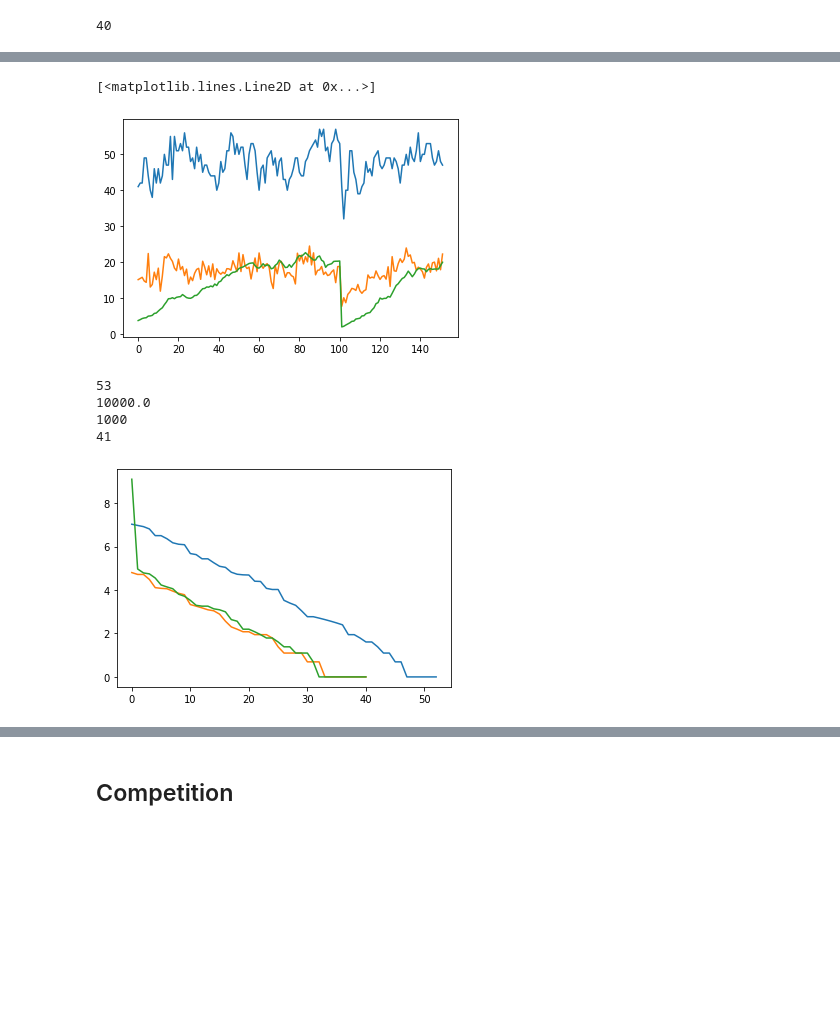
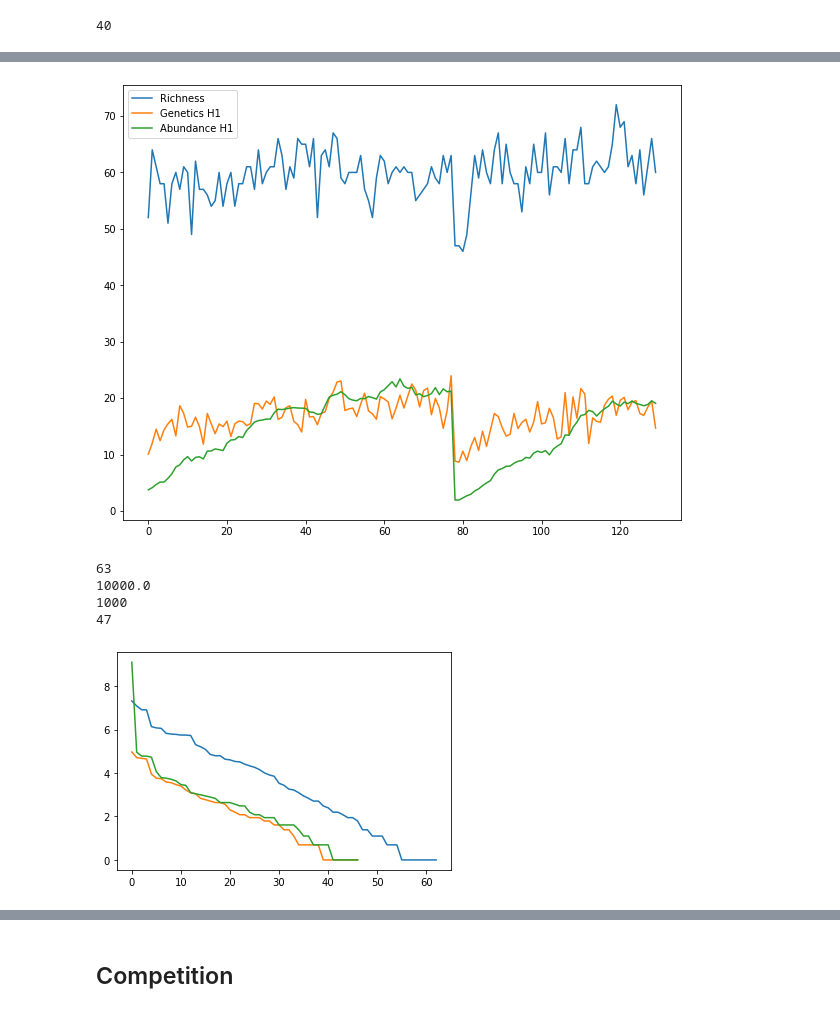
Before and after one commit to isaacovercast/lab-notebooks, a Jupyter notebook: bii/BII-TemporalDisturbanceSims.ipynb, the cells around one changed output, grey strips where cells are left out. Saved outputs shown, nothing was run; the diff lists cells and outputs as text; code cells hidden in the pictures; blank space fills up the shorter version.

```diff
--- a/bii/BII-TemporalDisturbanceSims.ipynb
+++ b/bii/BII-TemporalDisturbanceSims.ipynb
@@ -103,11 +106,13 @@ plt.plot(range(len(times["abund_hills"])), np.array(times["abund_hills"])/np.arr
 # %%
-plt.plot(range(len(times["local_S"])), times["local_S"])
-plt.plot(range(len(times["pi_hills"])), np.array(times["pi_hills"]))
-plt.plot(range(len(times["abund_hills"])), np.array(times["abund_hills"]))
-#data.l.community
+plt.figure(figsize=[10, 8])
+plt.plot(range(len(times["local_S"])), times["local_S"], label="Richness")
+plt.plot(range(len(times["pi_hills"])), np.array(times["pi_hills"]), label="Genetics H1")
+plt.plot(range(len(times["abund_hills"])), np.array(times["abund_hills"]), label="Abundance H1")
+plt.legend()
+plt.savefig("MESS-DisturbanceHills.svg")
+plt.savefig("MESS-DisturbanceHills.png")
 # %% [output]
-[<matplotlib.lines.Line2D at 0x...>]
-[figure, old version]
+[figure, new version]
 # %%
 com_pre = data.l.community["local_abund"]
 plt.plot(sorted(np.log(com_pre), reverse=True))
@@ -125,17 +130,17 @@ com_post1 = data.l.community["local_abund"]
 data.l._check_stop()
 plt.plot(sorted(np.log(data.l.community["local_abund"]), reverse=True))
 print(len(data.l.community))
-ctimes["lambdas"].append(data.l._lambda)
-ctimes["abund_hills"].append(iBioGen.util._generalized_hill_number(data.l.community["local_abund"]))
+times["lambdas"].append(data.l._lambda)
+times["abund_hills"].append(iBioGen.util._generalized_hill_number(data.l.community["local_abund"]))
 data.l._finalize()
-ctimes["pi_hills"].append(iBioGen.util._generalized_hill_number(data.l.community["pi"]))
-ctimes["local_S"].append(len(data.l.community))
+times["pi_hills"].append(iBioGen.util._generalized_hill_number(data.l.community["pi"]))
+times["local_S"].append(len(data.l.community))
 # %% [output]
-53
+63
 10000.0
 1000
-41
+47
-[figure, old version]
+[figure, new version]
 # %%
 gens = 500
 while gens > 0:
```
Also changed, not shown: parts of 6 cells of this notebook, 21 other files.
